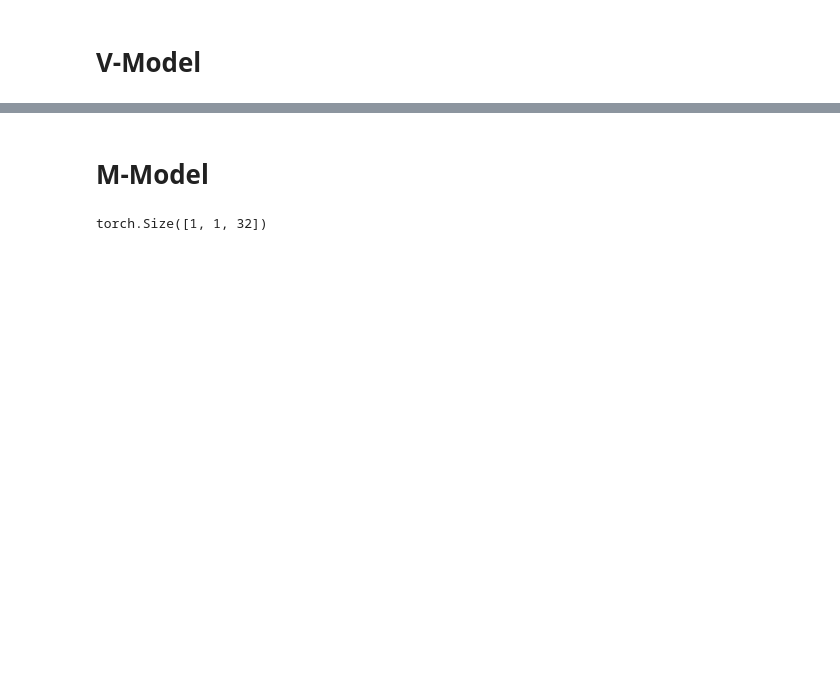
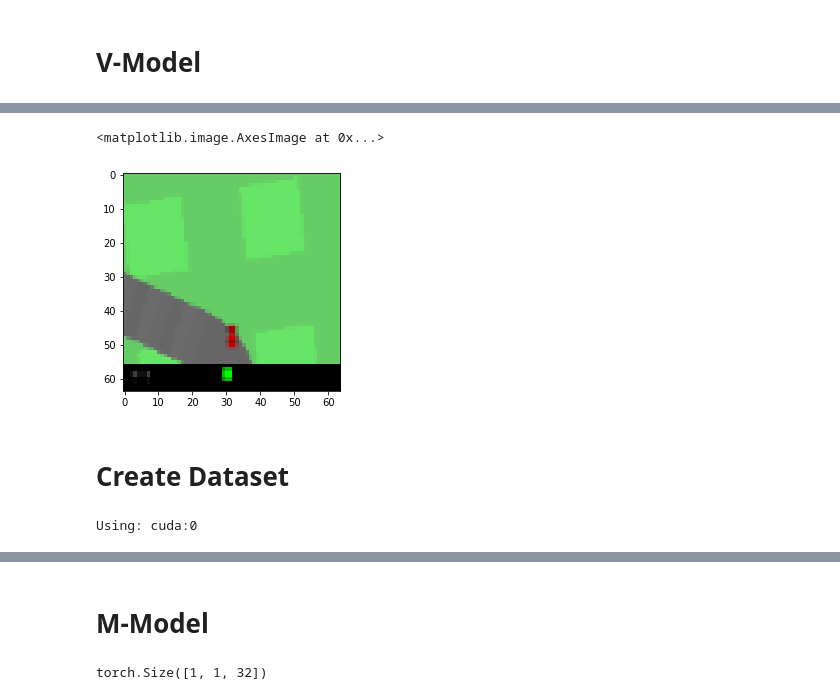
Before and after one commit to BY571/World-Models, a Jupyter notebook: World-Models-Notebook.ipynb, the cells around one changed output, grey strips where cells are left out. Cells and saved outputs as stored; diff of their text form; code cells hidden in the pictures; blank space fills up the shorter version.

```diff
--- a/World-Models-Notebook.ipynb
+++ b/World-Models-Notebook.ipynb
@@ -224,0 +224,20 @@ tensor([[[[0.4784, 0.4792, 0.4793,  ..., 0.4775, 0.4792, 0.4780],
+# %%
+Episodes = 10
+env = gym.make("CarRacing-v0")
+env = MaxAndSkipEnv(env)
+env = ObservationWrapper(env, image_size=(64,64,3), scale_obs=True)
+env = PytorchWrapper(env)
+states = []
+for ep in range(Episodes):
+    done=False
+    state = env.reset()
+    step_count = 0 ## First ~50 steps is zooming to start position. not needed for training
+    while True:
+        state, reward, done, _ = env.step(env.action_space.sample())
+        step_count += 1
+        if step_count > 50:
+            states.append(state)
+
+        if done:
+            print("Ep: {} | Sample size: {}".format(ep, len(states)))
+            break
@@ -224,0 +265,7 @@ tensor([[[[0.4784, 0.4792, 0.4793,  ..., 0.4775, 0.4792, 0.4780],
+# %%
+plt.imshow(states[175].squeeze().reshape(64,64,3))
+# %% [output]
+<matplotlib.image.AxesImage at 0x...>
+[figure, added]
+# %% [markdown]
+# Create Dataset
@@ -224,0 +277,7 @@ tensor([[[[0.4784, 0.4792, 0.4793,  ..., 0.4775, 0.4792, 0.4780],
+# %%
+device = torch.device("cuda:0" if torch.cuda.is_available() else "cpu")
+#device = "cpu"
+V_model = VAE(state_size=state.shape, device=device)
+print("Using: {}".format(device))
+# %% [output]
+Using: cuda:0
```
Also changed, not shown: parts of 26 cells of this notebook.
